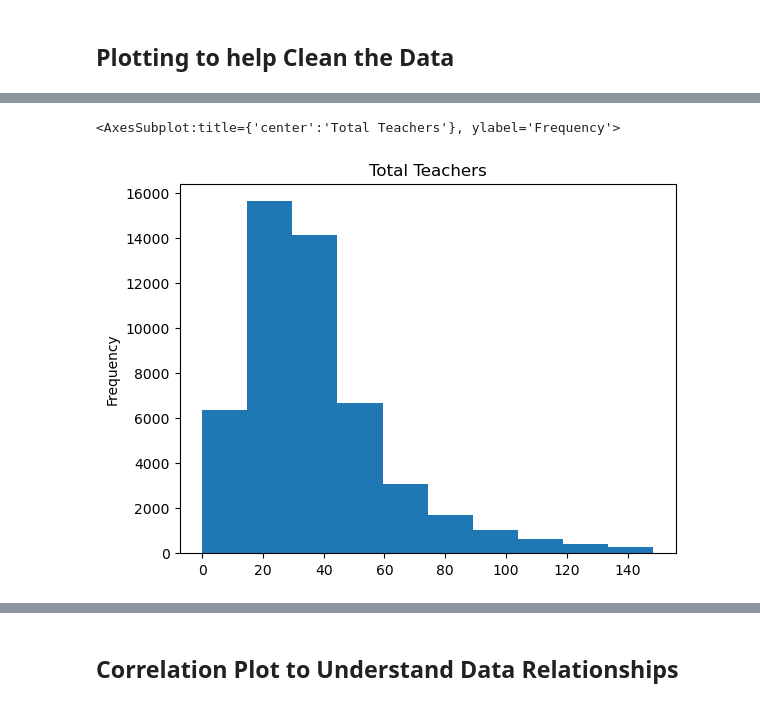
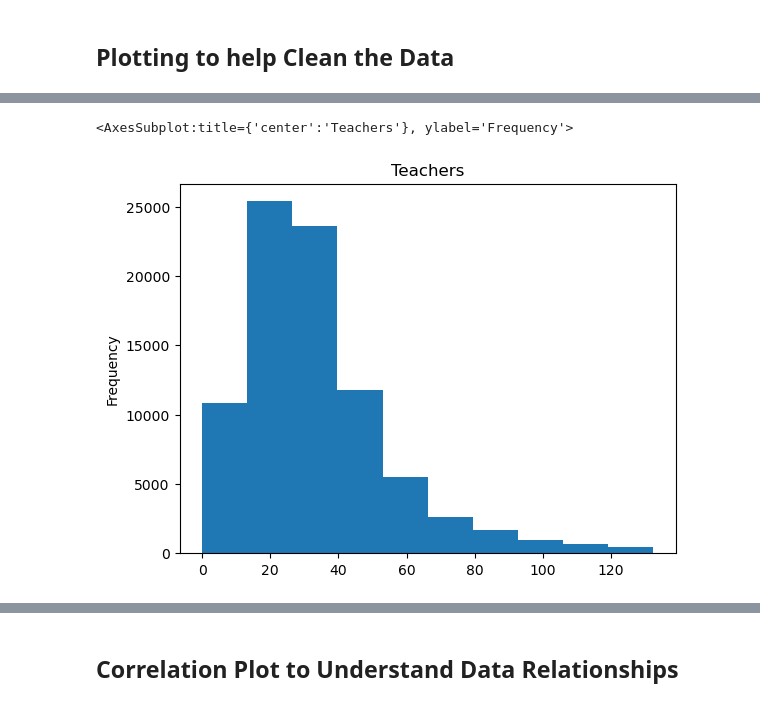
Before and after one commit to redtea3930/US_School_Analysis, a Jupyter notebook: public_school_analysis.ipynb, the cells around one changed output, grey strips where cells are left out. Cells and saved outputs as stored; diff of their text form; code cells hidden in the pictures.

```diff
--- a/public_school_analysis.ipynb
+++ b/public_school_analysis.ipynb
@@ -160,5 +119,5 @@ Name: SCHOOL_TYPE_TEXT, dtype: int64
 # %%
 # Create a subset of the dataframe that only includes regular schools ensure it was successful by comparing rows in the subset to the value counts above
-regular_schools = data_w_location[data_w_location["SCHOOL_TYPE_TEXT"] == "Regular school"]
-regular_schools
+regular_schools = data_w_location[data_w_location['school_type'] == "Regular school"]
+len(regular_schools)
 # %% [output]
@@ -199,8 +147,5 @@ regular_schools.isnull()
 # %%
 # Fill some of the columns with 0 where it makes sense
 
-# WRONG this creates new df with selected columns:
-#regular_schools[['AM', 'AS', 'BL', 'HP', 'HI', 'TR', 'WH']].fillna(0)
-
-#WORKS but gives warning
-#regular_schools[['AM', 'AS', 'BL', 'HP', 'HI', 'TR', 'WH']] = regular_schools[['AM', 'AS', 'BL', 'HP', 'HI', 'TR', 'WH']].fillna(0)
+nulls_by_race = {'native': 0, 'asian': 0, 'black': 0, 'pacific': 0, 'hispanic': 0, 'multi': 0, 'white': 0}
+regular_schools = regular_schools.fillna(value=nulls_by_race)
@@ -277,4 +173,3 @@ regular_schools_new.isnull()
 # %%
 # Drop remaining nulls wher it would make sense
-regular_schools_new = regular_schools_new.dropna()
-regular_schools_new
+regular_schools = regular_schools.dropna(axis = 0, how = 'any')
@@ -337,14 +252,14 @@ filter_ratio.plot(kind = 'hist',
 # %%
 # Re-Plot a histogram of Total Teachers after removing 0s and outliers above the 99th quantile
 
-q_high = regular_schools_new['Total Teachers'].quantile(0.99)
-filter_ratio = regular_schools_new['Total Teachers'][
-    (regular_schools_new['Total Teachers'] <= q_high) &
-    (regular_schools_new['Total Teachers'] >= 0)
+q_high = regular_schools['teachers'].quantile(0.99)
+filter_teachers = regular_schools['teachers'][
+    (regular_schools['teachers'] <= q_high) &
+    (regular_schools['teachers'] > 0)
 ]
-filter_ratio.plot(kind = 'hist',
-                 title = 'Total Teachers',
+filter_teachers.plot(kind = 'hist',
+                 title = 'Teachers',
                  )
 # %% [output]
-<AxesSubplot:title={'center':'Total Teachers'}, ylabel='Frequency'>
+<AxesSubplot:title={'center':'Teachers'}, ylabel='Frequency'>
-[figure, old version]
+[figure, new version]
```
Also changed, not shown: parts of 33 cells of this notebook.
